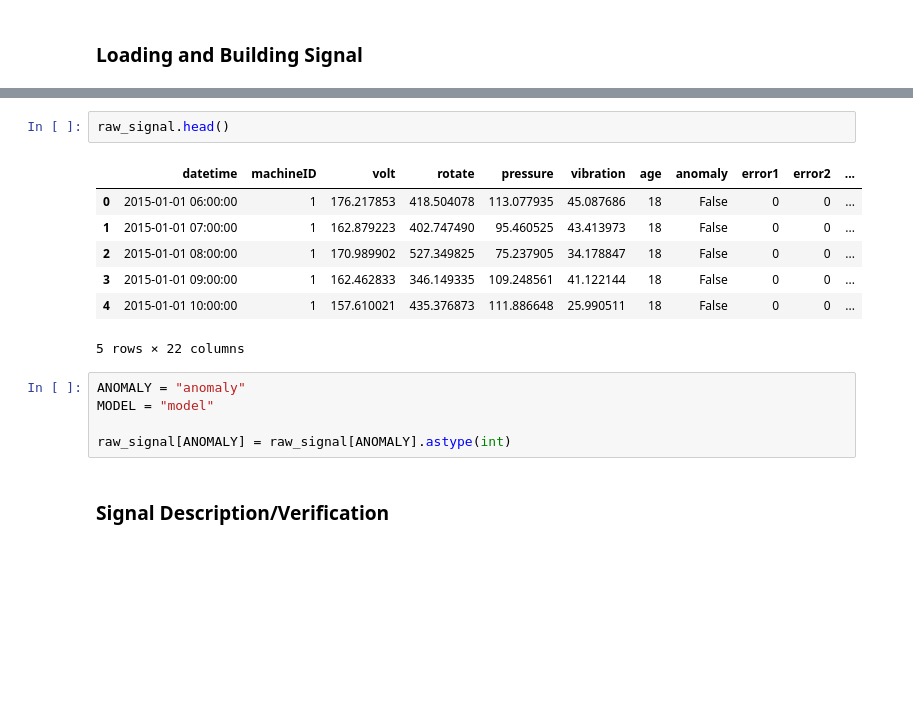
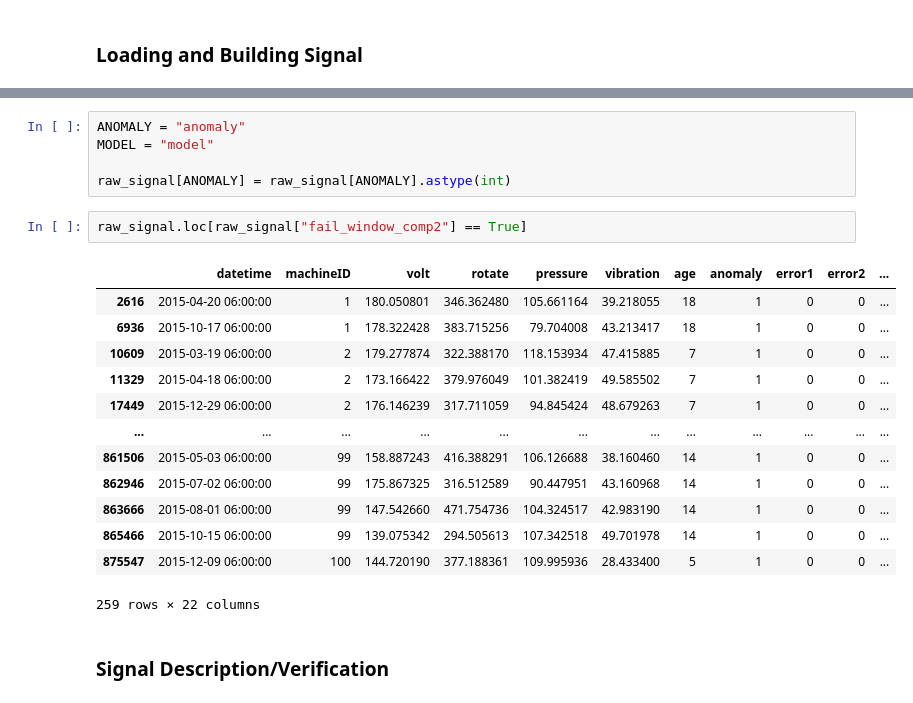
Before and after one commit to stevenjlm/marching-penguin, a Jupyter notebook: src/ml/ml-model-A.ipynb, the cells around one changed output, grey strips where cells are left out. Saved outputs shown, nothing was run; the diff lists cells and outputs as text; blank space fills up the shorter version.

```diff
--- a/src/ml/ml-model-A.ipynb
+++ b/src/ml/ml-model-A.ipynb
@@ -20,21 +23,27 @@ synthesizer = MachineSignalSynth(tel, all_events, synthesizer_methods)
 raw_signal = synthesizer.generate()
 # %% [output]
 /Users/legross/Code/marching-penguin
-# %%
-raw_signal.head()
-# %% [output]
-|  | datetime | machineID | volt | rotate | pressure | vibration | age | anomaly | error1 | error2 | ... |
-| 0 | 2015-01-01 06:00:00 | 1 | 176.217853 | 418.504078 | 113.077935 | 45.087686 | 18 | False | 0 | 0 | ... |
-| 1 | 2015-01-01 07:00:00 | 1 | 162.879223 | 402.747490 | 95.460525 | 43.413973 | 18 | False | 0 | 0 | ... |
-| 2 | 2015-01-01 08:00:00 | 1 | 170.989902 | 527.349825 | 75.237905 | 34.178847 | 18 | False | 0 | 0 | ... |
-| 3 | 2015-01-01 09:00:00 | 1 | 162.462833 | 346.149335 | 109.248561 | 41.122144 | 18 | False | 0 | 0 | ... |
-| 4 | 2015-01-01 10:00:00 | 1 | 157.610021 | 435.376873 | 111.886648 | 25.990511 | 18 | False | 0 | 0 | ... |
-5 rows × 22 columns
 # %%
 ANOMALY = "anomaly"
 MODEL = "model"
 
 raw_signal[ANOMALY] = raw_signal[ANOMALY].astype(int)
+# %%
+raw_signal.loc[raw_signal["fail_window_comp2"] == True]
+# %% [output]
+|  | datetime | machineID | volt | rotate | pressure | vibration | age | anomaly | error1 | error2 | ... |
+| 2616 | 2015-04-20 06:00:00 | 1 | 180.050801 | 346.362480 | 105.661164 | 39.218055 | 18 | 1 | 0 | 0 | ... |
+| 6936 | 2015-10-17 06:00:00 | 1 | 178.322428 | 383.715256 | 79.704008 | 43.213417 | 18 | 1 | 0 | 0 | ... |
+| 10609 | 2015-03-19 06:00:00 | 2 | 179.277874 | 322.388170 | 118.153934 | 47.415885 | 7 | 1 | 0 | 0 | ... |
+| 11329 | 2015-04-18 06:00:00 | 2 | 173.166422 | 379.976049 | 101.382419 | 49.585502 | 7 | 1 | 0 | 0 | ... |
+| 17449 | 2015-12-29 06:00:00 | 2 | 176.146239 | 317.711059 | 94.845424 | 48.679263 | 7 | 1 | 0 | 0 | ... |
+| ... | ... | ... | ... | ... | ... | ... | ... | ... | ... | ... | ... |
+| 861506 | 2015-05-03 06:00:00 | 99 | 158.887243 | 416.388291 | 106.126688 | 38.160460 | 14 | 1 | 0 | 0 | ... |
+| 862946 | 2015-07-02 06:00:00 | 99 | 175.867325 | 316.512589 | 90.447951 | 43.160968 | 14 | 1 | 0 | 0 | ... |
+| 863666 | 2015-08-01 06:00:00 | 99 | 147.542660 | 471.754736 | 104.324517 | 42.983190 | 14 | 1 | 0 | 0 | ... |
+| 865466 | 2015-10-15 06:00:00 | 99 | 139.075342 | 294.505613 | 107.342518 | 49.701978 | 14 | 1 | 0 | 0 | ... |
+| 875547 | 2015-12-09 06:00:00 | 100 | 144.720190 | 377.188361 | 109.995936 | 28.433400 | 5 | 1 | 0 | 0 | ... |
+259 rows × 22 columns
 # %% [markdown]
 ### Signal Description/Verification
 # %% [markdown]
```
Also changed, not shown: parts of 10 cells of this notebook, 2 other files.
